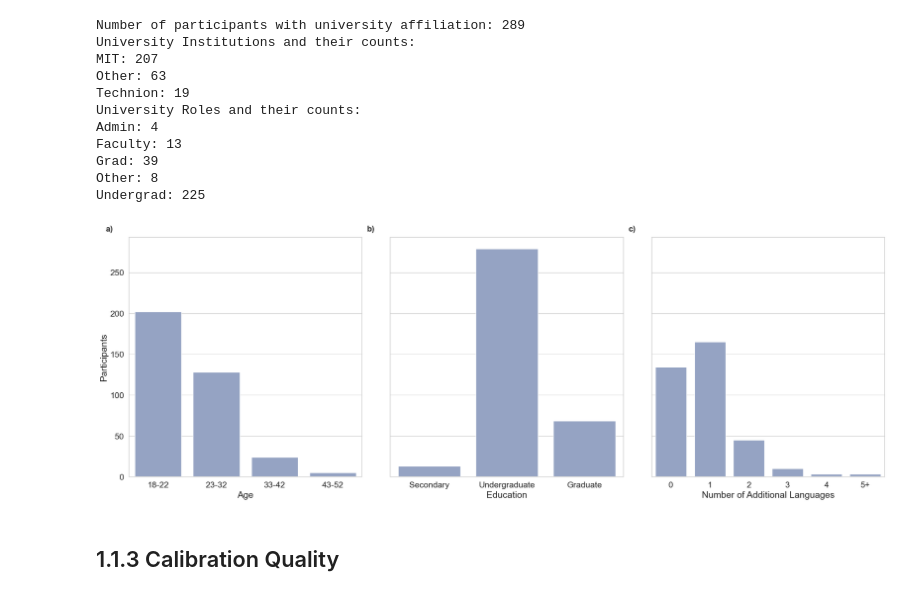
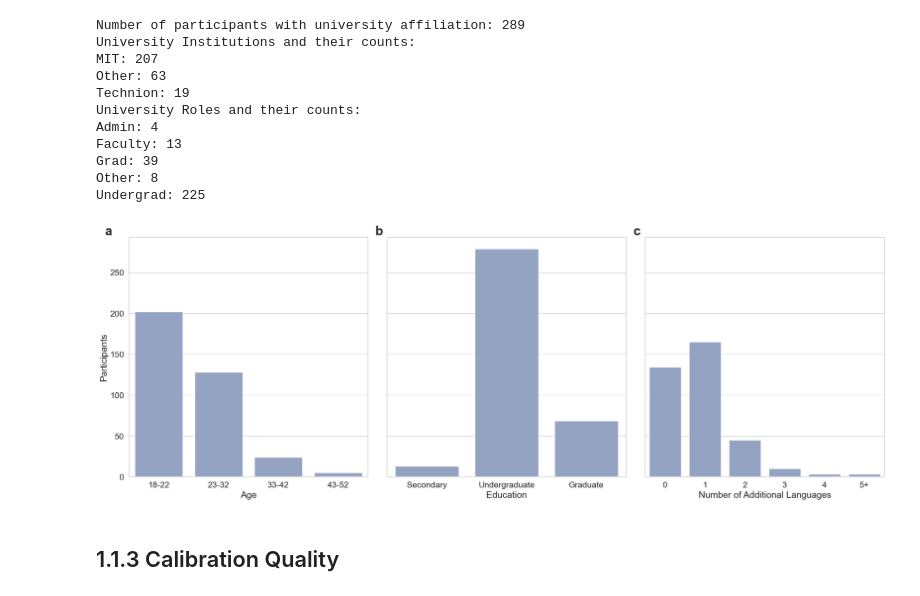
Before and after one commit to lacclab/OneStop-Eye-Movements, a Jupyter notebook: onestop_paper_analyses/onestop_paper_analyses.ipynb, the cells around one changed output. Cells and saved outputs as stored; diff of their text form; code cells hidden in the pictures.

Commit message:
Add files via upload
Plot formatting

```diff
--- a/onestop_paper_analyses/onestop_paper_analyses.ipynb
+++ b/onestop_paper_analyses/onestop_paper_analyses.ipynb
@@ -267,42 +267,42 @@ axes[2].set(xticklabels=add_lang_labels)
 # Add labels (a, b, c) to each subplot
 axes[0].text(
     -0.1,
     1.05,
-    "a)",
+    "a",
     transform=axes[0].transAxes,
-    fontsize=16,
+    fontsize=25,
     fontweight="bold",
     va="top",
 )
 axes[1].text(
-    -0.1,
+    -0.05,
     1.05,
-    "b)",
+    "b",
     transform=axes[1].transAxes,
-    fontsize=16,
+    fontsize=25,
     fontweight="bold",
     va="top",
 )
 axes[2].text(
-    -0.1,
+    -0.05,
     1.05,
-    "c)",
+    "c",
     transform=axes[2].transAxes,
-    fontsize=16,
+    fontsize=25,
     fontweight="bold",
     va="top",
 )
 
 # Adjust layout
 plt.tight_layout()
 
 # Save the plot as pdf
 plt.savefig(fig_save_path / "demographics.pdf")
 
 # Show the plot
 plt.show()
 # %% [output]
-[figure, old version]
+[figure, new version]
 # %% [markdown]
 ## 1.1.3 Calibration Quality
 # %%
```
Also changed, not shown: parts of 2 cells of this notebook.
